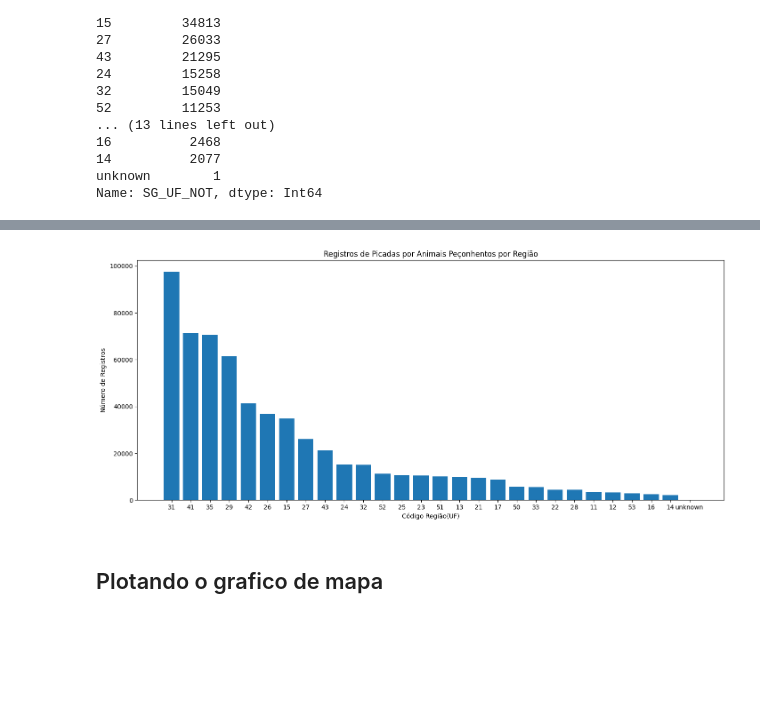
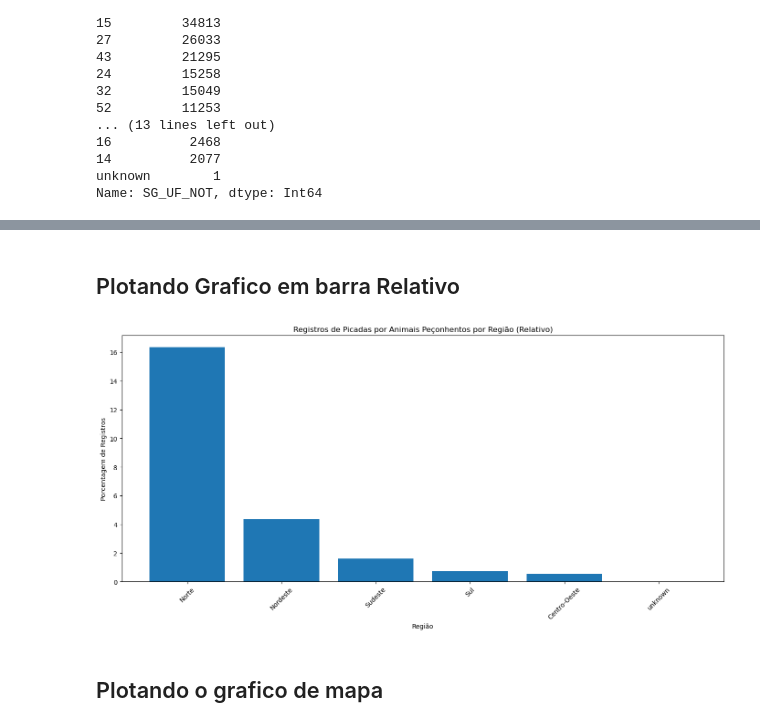
Before and after one commit to rafaelavarao/DataSUS-Data-Analysis, a Jupyter notebook: SINAN.ipynb, the cells around one changed output, grey strips where cells are left out. Saved outputs shown, nothing was run; the diff lists cells and outputs as text; code cells hidden in the pictures; blank space fills up the shorter version.

Commit message:
mapa em barra modificado

```diff
--- a/SINAN.ipynb
+++ b/SINAN.ipynb
@@ -161,17 +210,19 @@ Name: SG_UF_NOT, dtype: Int64
+# %% [markdown]
+## Plotando Grafico em barra Relativo
 # %%
-# Plotar o gráfico de barras
-fig, ax = plt.subplots()
-fig.set_figwidth(17)
-fig.set_figheight(7)
-plt.bar(registros_por_regiao.index, registros_por_regiao.values)
-plt.title('Registros de Picadas por Animais Peçonhentos por Região')
-plt.xlabel('Código Região(UF)')
-plt.ylabel('Número de Registros')
+fig, ax = plt.subplots(figsize=(17, 7))
+plt.bar(nomes_regiao, registros_por_regiao / registros_por_regiao.sum() * 100)
+plt.title('Registros de Picadas por Animais Peçonhentos por Região (Relativo)')
+plt.xlabel('Região')
+plt.ylabel('Porcentagem de Registros')
+
+# Rotacionar os rótulos do eixo x para melhor legibilidade
+plt.xticks(rotation=45)
 
 # Mostrar o gráfico
 plt.show()
 # %% [output]
-[figure, old version]
+[figure, new version]
 # %% [markdown]
 ## Plotando o grafico de mapa
 # %%
```
Also changed, not shown: parts of 2 cells of this notebook.
